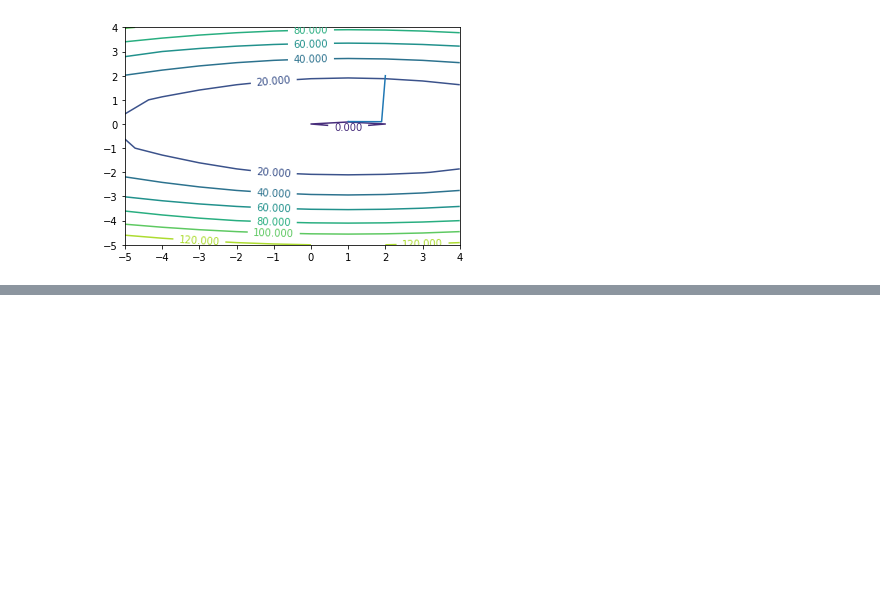
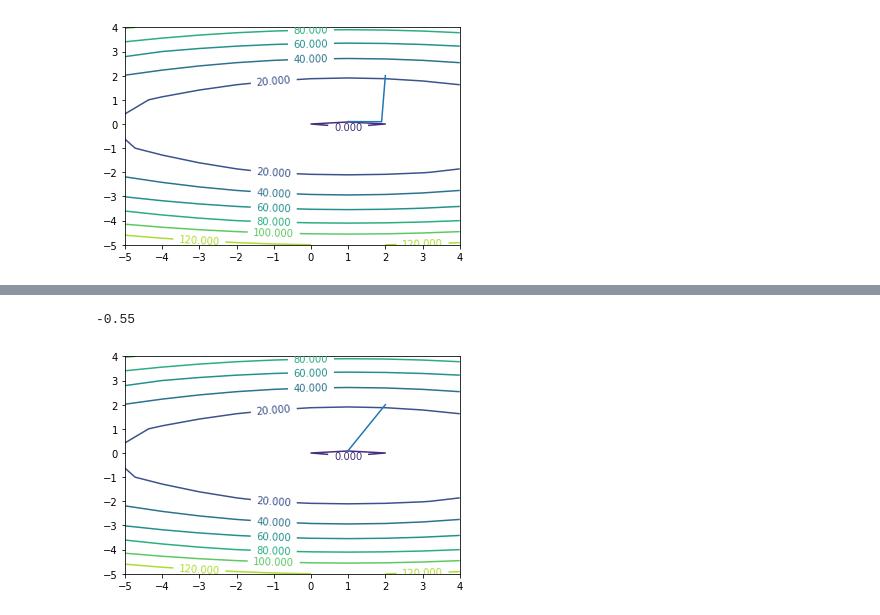
Before and after one commit to zhengang-zhong/NLP_visualization, a Jupyter notebook: conjugated_gradient_method.ipynb, the cells around one changed output, grey strips where cells are left out. Drawn from its saved outputs; the diff is of its cells as text; code cells hidden in the pictures; blank space fills up the shorter version.

Commit message:
preconditioned CG added

```diff
--- a/conjugated_gradient_method.ipynb
+++ b/conjugated_gradient_method.ipynb
@@ -83,25 +98,39 @@ def CG(A, b, x0, N_iter):
     return x_sol_list
 # %%
 def Preconditioned_CG(A, b, x0, N_iter):
+
+    L = cholesky_factorization_LL(A)    #  In practice, we should select a sparser approximate factor than the lower triangle matrix.
+    n = np.shape(A)[0]
+    L_approx = L
+    L_approx[n-1,0] = 0
+    M = L_approx @ L_approx.T
+
     r0 = A @ x0 - b
-    p0 = -r0
+
+    y0 = np.linalg.solve(M,r0)
+    p0 = -y0
 
     rk = r0
     pk = p0
     xk = x0
+    yk = y0
 
     x_sol_list = []
     x_sol_list += xk.full().flatten().tolist()
     for i in range(N_iter):
-        alpha_k = (rk.T @ rk) / (pk.T @ A @ pk)
+        alpha_k = (rk.T @yk) / (pk.T @ A @ pk)
         xk_next = xk + alpha_k * pk
         rk_next = rk + alpha_k * A @ pk
-        beta_k_next = (rk_next.T @ rk_next) / (rk.T @ rk)
+
+        yk_next = np.linalg.solve(M,rk_next)
+
+        beta_k_next = (rk_next.T @ yk_next) / (rk.T @ yk)
         pk_next = - rk_next + beta_k_next * pk
         # update
         rk = rk_next
         pk = pk_next
         xk = xk_next
+        yk = yk_next
         print("x"+str(i), xk)
         x_sol_list += xk.full().flatten().tolist()
 
@@ -162,3 +211,5 @@ print(f_func([x1[-1],x2[-1]]))
 # %% [output]
 -0.55
 [figure]
+# %%
+x_list = Preconditioned_CG(A,b,x_init,N_iter)
@@ -164,0 +247,15 @@ print(f_func([x1[-1],x2[-1]]))
+# %%
+x = np.arange(-x_lim, x_lim, delta)
+y = np.arange(-y_lim, y_lim, delta)
+X, Y = np.meshgrid(x, y)
+Z =1/2 * (diag_1 * X **2 + diag_2 * Y ** 2) - b1 * X + b2 * Y
+fig, ax = plt.subplots()
+x1 = x_list[::2]
+x2 = x_list[1::2]
+ax.plot(x1,x2)
+CS = ax.contour(X, Y, Z)
+ax.clabel(CS, inline=1, fontsize=10)
+print(f_func([x1[-1],x2[-1]]))
+# %% [output]
+-0.55
+[figure, added]
```
Also changed, not shown: parts of 4 cells of this notebook.
